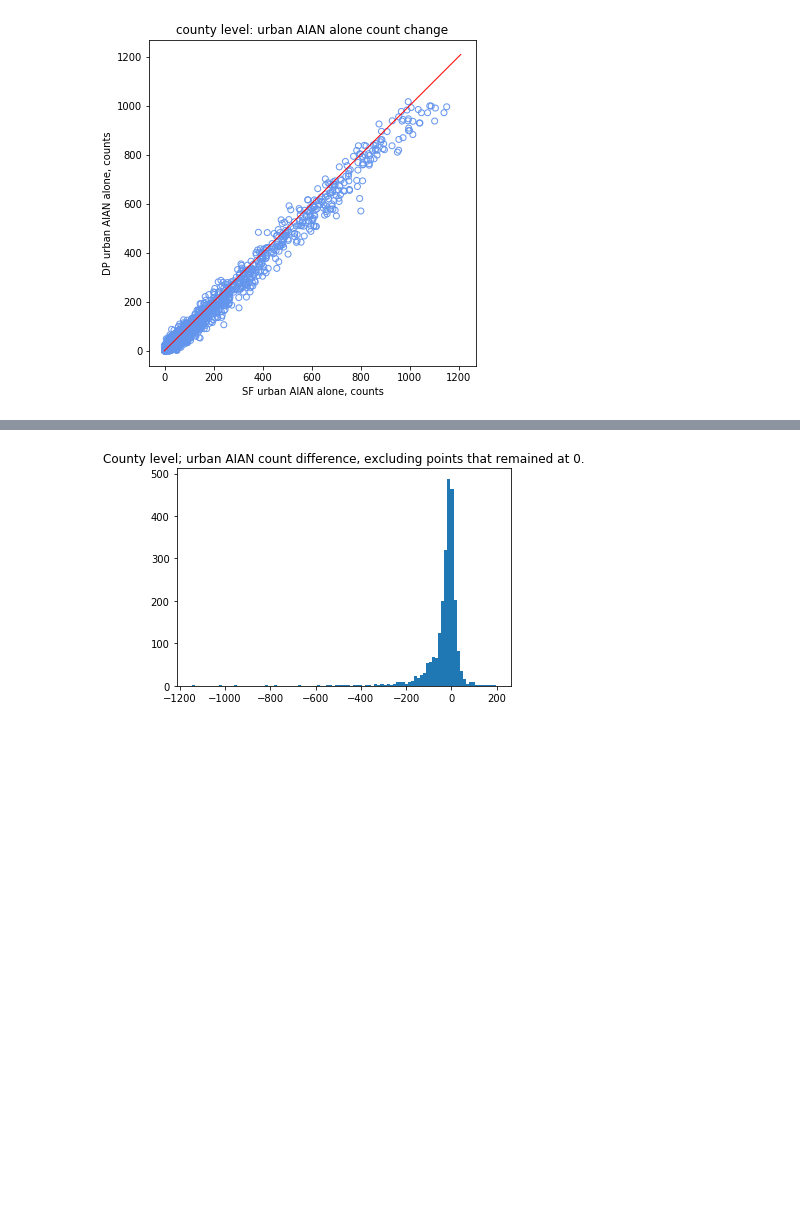
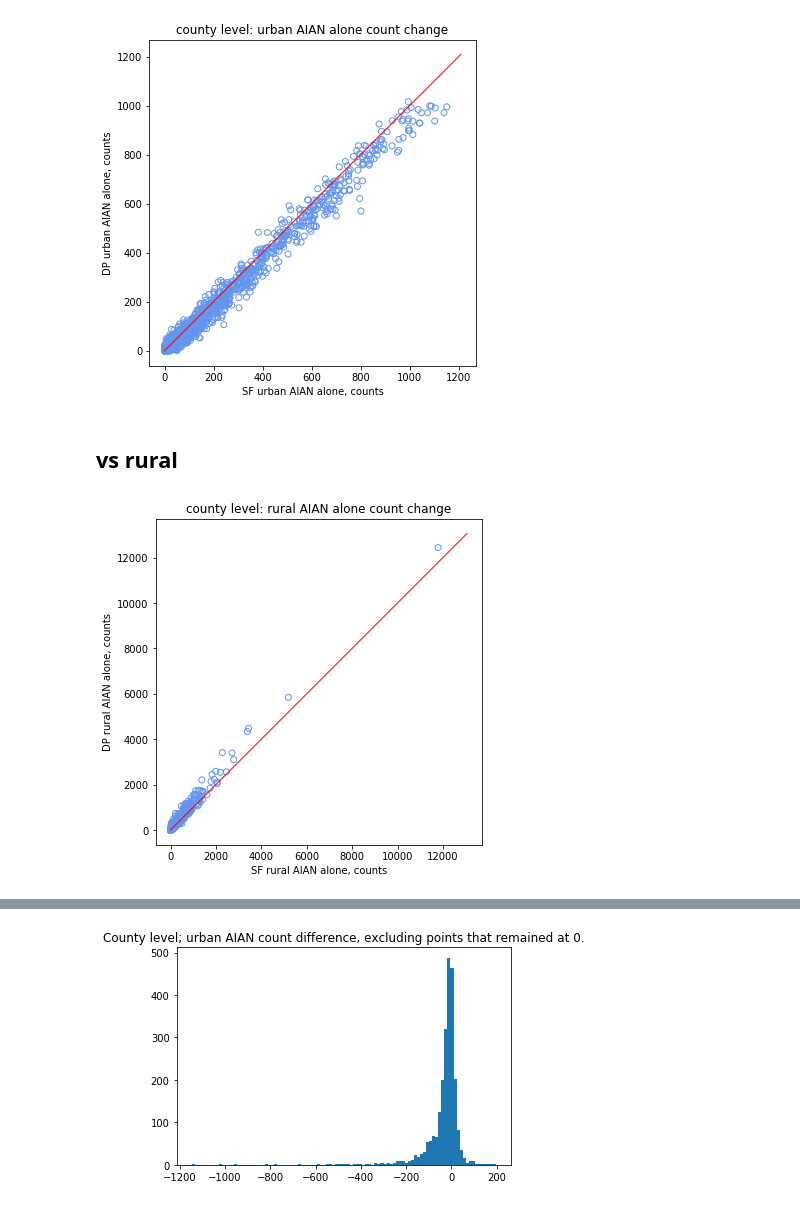
Before and after one commit to beatrixkh/explore_census_2020_dp, a Jupyter notebook: 2020_census_look_for_urban_AIAN_bias.ipynb, the cells around one changed output, grey strips where cells are left out. Cells and saved outputs as stored; diff of their text form; code cells hidden in the pictures; blank space fills up the shorter version.

Commit message:
added plots for rural areas: systematic overcount

```diff
--- a/2020_census_look_for_urban_AIAN_bias.ipynb
+++ b/2020_census_look_for_urban_AIAN_bias.ipynb
@@ -221,8 +221,8 @@ plt.show()
 [figure]
 # %%
 #let's zoom in
-x = urban_county[(ur_county.P0030005_DP<1e3) | (ur_county.P0030005_SF<1e3)][["P0030005_SF"]]
-y = urban_county[(ur_county.P0030005_DP<1e3) | (ur_county.P0030005_SF<1e3)][["P0030005_DP"]]
+x = urban_county[(urban_county.P0030005_DP<1e3) | (urban_county.P0030005_SF<1e3)][["P0030005_SF"]]
+y = urban_county[(urban_county.P0030005_DP<1e3) | (urban_county.P0030005_SF<1e3)][["P0030005_DP"]]
 
 fig = plt.figure()
 fig.set_size_inches(6,6)
@@ -243,3 +243,35 @@ plt.title('county level: urban AIAN alone count change')
 plt.show()
 # %% [output]
 [figure]
+# %% [markdown]
+## vs rural
+# %%
+#subset to rural areas, grouped by county
+rural_county = df[df.UR== 'R'].copy(deep=True)
+rural_county = rural_county.groupby(['STATE','COUNTY'])['P0030005_SF','P0030005_DP',
+                                                        'P0060004_SF','P0060004_DP',
+                                                        'P0010001_SF','P0010001_DP'].apply(lambda x : x.astype(int).sum())
+# %%
+#plot urban areas by tract, dp vs sf
+x = rural_county[["P0030005_SF"]]
+y = rural_county[["P0030005_DP"]]
+
+fig = plt.figure()
+fig.set_size_inches(6,6)
+
+ax = fig.add_subplot(111)
+ax.scatter(x, y, facecolors='none', edgecolors = 'cornflowerblue')
+ax.set_aspect('equal', adjustable='box')
+
+xleft, xright = ax.get_xlim()
+ybottom, ytop = ax.get_ylim()
+lim = max(xright,ytop)
+ax.plot([-1,lim],[-1,lim], 'red', linewidth=1)
+
+plt.xlabel('SF rural AIAN alone, counts')
+plt.ylabel('DP rural AIAN alone, counts')
+plt.title('county level: rural AIAN alone count change')
+
+plt.show()
+# %% [output]
+[figure, added]
```
Also changed, not shown: parts of 7 cells of this notebook.
